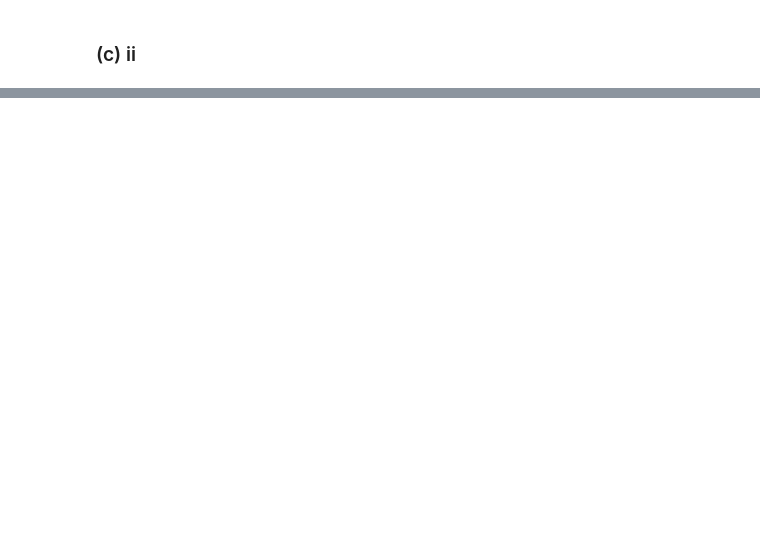
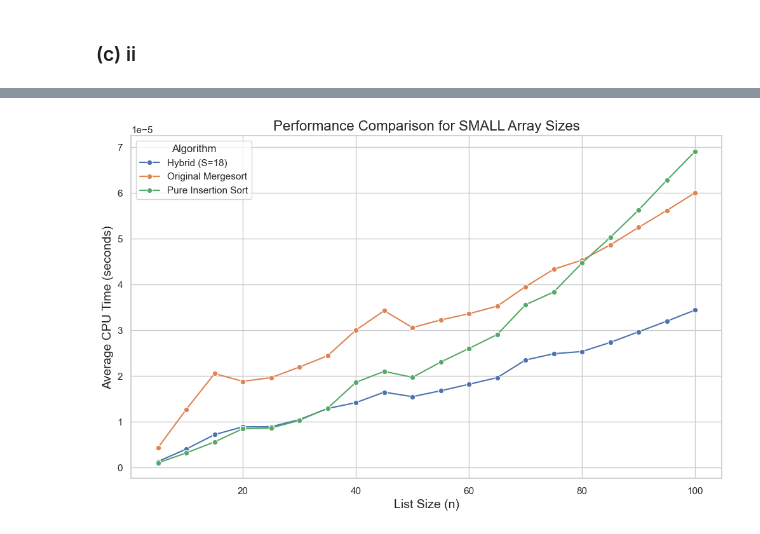
Before and after one commit to M00dler/SC2001_Lab_Team_5, a Jupyter notebook: Lab1.ipynb, the cells around one changed output, grey strips where cells are left out. Drawn from its saved outputs; the diff is of its cells as text; code cells hidden in the pictures; blank space fills up the shorter version.

```diff
--- a/Lab1.ipynb
+++ b/Lab1.ipynb
@@ -3,6 +3,9 @@
 # %% [markdown]
 ### (a)
 # %%
+
+
+
 def mergeInsertionSort(arr, s):
     comparisons = 0
 
@@ -72,13 +75,14 @@ def mergeInsertionSort(arr, s):
     return comparisons
 
 
-# Code to print the list
+'''# Code to print the list
 def printList(arr):
 	for i in range(len(arr)):
 		print(arr[i], end=" ")
 	print()
 
-# Driver Code
+    '''
+'''# Driver Code
 # Driver Code
 if __name__ == '__main__':
     arr = [12, 11, 13, 5, 6, 7]
@@ -93,4 +97,6 @@ if __name__ == '__main__':
 
     # 2. Print the variable
     print(f"\nTotal comparisons made: {total_comparisons}")
+
+    '''
 # %% [output]
@@ -228,0 +571,82 @@ plt.show()
+# %%
+import time
+import pandas as pd
+import matplotlib.pyplot as plt
+import seaborn as sns
+
+# We need a standalone Insertion Sort to compare against
+def insertionSort_timed(arr):
+    """A pure Insertion Sort that returns the time taken."""
+    start_time = time.perf_counter()
+    for i in range(1, len(arr)):
+        current_value = arr[i]
+        pos = i - 1
+        while pos >= 0 and arr[pos] > current_value:
+            arr[pos + 1] = arr[pos]
+            pos -= 1
+        arr[pos + 1] = current_value
+    end_time = time.perf_counter()
+    return end_time - start_time
+
+# --- Analysis Setup ---
+OPTIMAL_S = 18
+# Focus on a range of small array sizes to find the crossover point
+small_sizes = range(5, 101, 5)
+# Run each test multiple times and average the result for accuracy
+num_runs = 100
+
+results_small = []
+
+print("--- Running Analysis for Small Array Performance ---")
+
+for size in small_sizes:
+    # We will store the total time for each algorithm for this size
+    times = {
+        f'Hybrid (S={OPTIMAL_S})': 0,
+        'Original Mergesort': 0,
+        'Pure Insertion Sort': 0
+    }
+
+    # Run the test multiple times to get a stable average
+    for _ in range(num_runs):
+        dataset = [random.randint(1, 10000) for _ in range(size)]
+
+        # Time the Hybrid Sort
+        arr_h = dataset.copy()
+        start_h = time.perf_counter()
+        mergeInsertionSort(arr_h, OPTIMAL_S)
+        end_h = time.perf_counter()
+        times[f'Hybrid (S={OPTIMAL_S})'] += (end_h - start_h)
+
+        # Time the Original Mergesort
+        arr_o = dataset.copy()
+        start_o = time.perf_counter()
+        mergeInsertionSort(arr_o, 1) # S=1 is Original Mergesort
+        end_o = time.perf_counter()
+        times['Original Mergesort'] += (end_o - start_o)
+
+        # Time the Pure Insertion Sort
+        arr_i = dataset.copy()
+        times['Pure Insertion Sort'] += insertionSort_timed(arr_i)
+
+    # Add the average time for this size to our results
+    for algo, total_time in times.items():
+        results_small.append({
+            'Size': size,
+            'Algorithm': algo,
+            'CPU Time (avg)': total_time / num_runs
+        })
+    print(f"Finished analysis for size n={size}")
+
+df_small = pd.DataFrame(results_small)
+
+# --- Plotting the Results ---
+plt.figure(figsize=(12, 7))
+sns.lineplot(data=df_small, x='Size', y='CPU Time (avg)', hue='Algorithm', marker='o')
+
+plt.title("Performance Comparison for SMALL Array Sizes", fontsize=16)
+plt.xlabel("List Size (n)", fontsize=14)
+plt.ylabel("Average CPU Time (seconds)", fontsize=14)
+plt.legend(title="Algorithm")
+plt.show()
+# %% [output]
@@ -228,0 +670 @@ plt.show()
+[figure, added]
```
Also changed, not shown: parts of 15 cells of this notebook, 1 other file.
